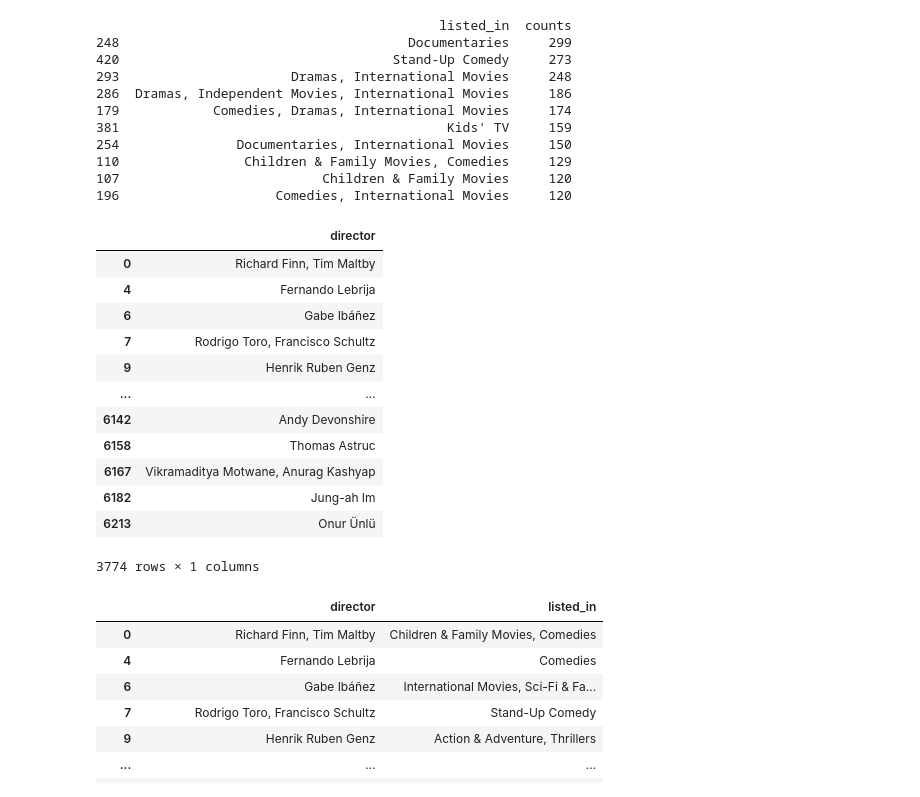
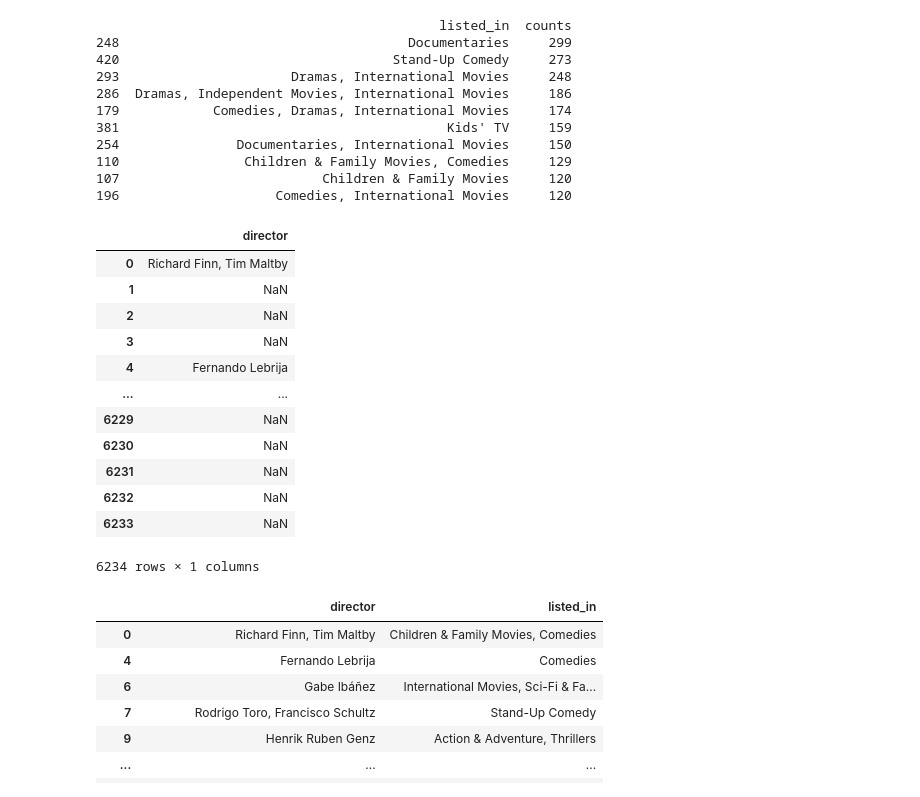
Before and after one commit to Hugox96/Netfliz_Python, a Jupyter notebook: Netflix.ipynb, the cells around one changed output. Saved outputs shown, nothing was run; the diff lists cells and outputs as text; code cells hidden in the pictures.

```diff
--- a/Netflix.ipynb
+++ b/Netflix.ipynb
@@ -319,20 +323,20 @@ print(generos)
 pieChart = px.pie(generos, values='counts', names='listed_in',color_discrete_sequence=px.colors.sequential.RdBu, title='Top 10 generos Netflix')
 pieChart.show()
 # %%
-director = pd.DataFrame(netflix_dados["director"])
-director
+# director = pd.DataFrame(netflix["director"])
+# director
 # %% [output]
 |  | director |
 | 0 | Richard Finn, Tim Maltby |
+| 1 | NaN |
+| 2 | NaN |
+| 3 | NaN |
 | 4 | Fernando Lebrija |
-| 6 | Gabe Ibáñez |
-| 7 | Rodrigo Toro, Francisco Schultz |
-| 9 | Henrik Ruben Genz |
 | ... | ... |
-| 6142 | Andy Devonshire |
-| 6158 | Thomas Astruc |
-| 6167 | Vikramaditya Motwane, Anurag Kashyap |
-| 6182 | Jung-ah Im |
-| 6213 | Onur Ünlü |
+| 6229 | NaN |
+| 6230 | NaN |
+| 6231 | NaN |
+| 6232 | NaN |
+| 6233 | NaN |
-3774 rows × 1 columns
+6234 rows × 1 columns
 # %%
```
Also changed, not shown: parts of 7 cells of this notebook, 2 other files.
